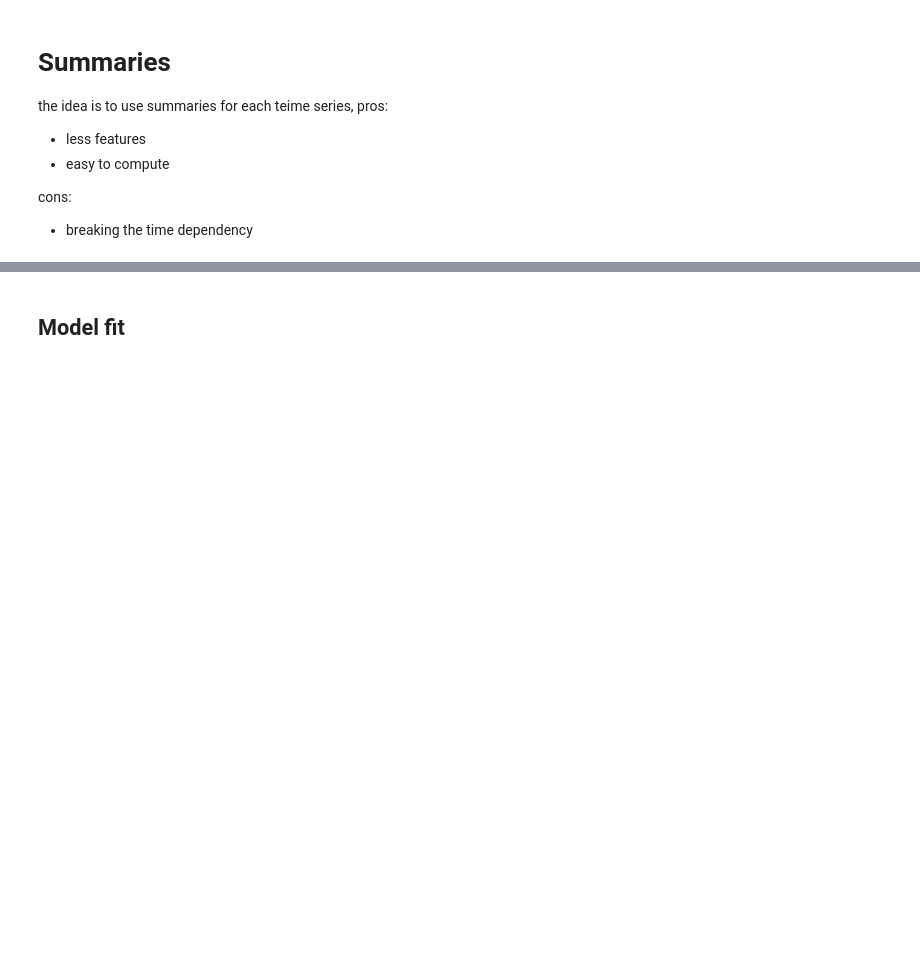
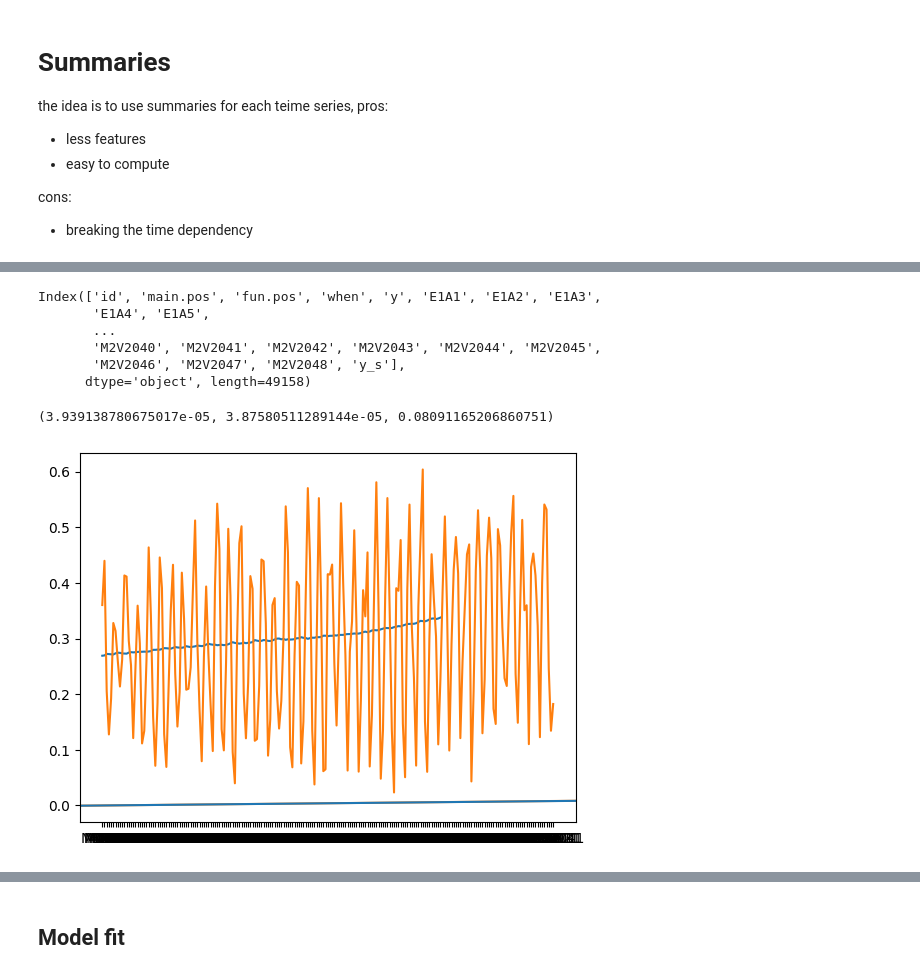
Before and after one commit to MattiaCastaldo/Hackaton_2023_G17, a Jupyter notebook: summaries.ipynb, the cells around one changed output, grey strips where cells are left out. Cells and saved outputs as stored; diff of their text form; code cells hidden in the pictures; blank space fills up the shorter version.

```diff
--- a/summaries.ipynb
+++ b/summaries.ipynb
@@ -20,0 +61,25 @@ df_train['y_s'] = df_train.y > 1 # simplified y: label 0 for 1 and 1 for 2,3
+# %%
+df_train.columns
+# %% [output]
+Index(['id', 'main.pos', 'fun.pos', 'when', 'y', 'E1A1', 'E1A2', 'E1A3',
+       'E1A4', 'E1A5',
+       ...
+       'M2V2040', 'M2V2041', 'M2V2042', 'M2V2043', 'M2V2044', 'M2V2045',
+       'M2V2046', 'M2V2047', 'M2V2048', 'y_s'],
+      dtype='object', length=49158)
+# %%
+diff = lambda x: x[-256:].mean() - x[:256].mean()
+# %%
+ts = df_ts.iloc[45, 18*2048:19*2048]
+
+lin = summaries['slope'](ts)
+ts_s = np.convolve(ts, np.ones(512)/512, mode='valid')
+lin_s = sp.linregress(np.arange(0,ts_s.shape[0],1), ts_s).slope
+plt.plot(ts_s[4::10])
+plt.plot(ts[::10])
+plt.axline((0, 0), slope=lin, color='C1', label='by slope')
+plt.axline((0, 0), slope=lin_s, color='C0', label='b')
+lin, lin_s, diff(ts)
+# %% [output]
+(3.939138780675017e-05, 3.87580511289144e-05, 0.08091165206860751)
+[figure, added]
```
Also changed, not shown: parts of 19 cells of this notebook, 5 other files.
